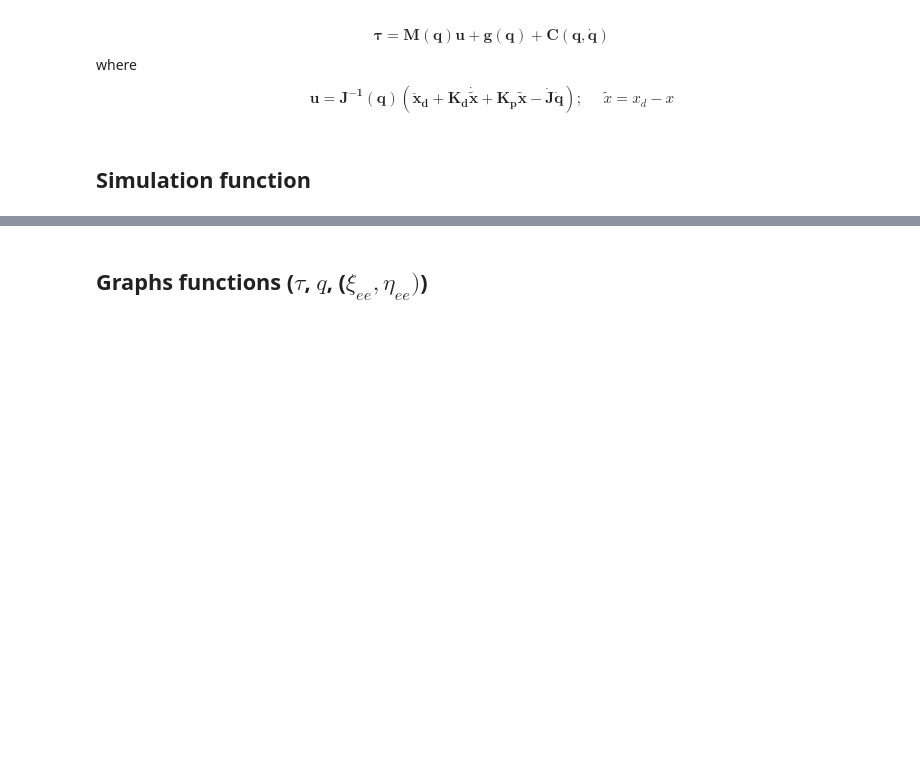
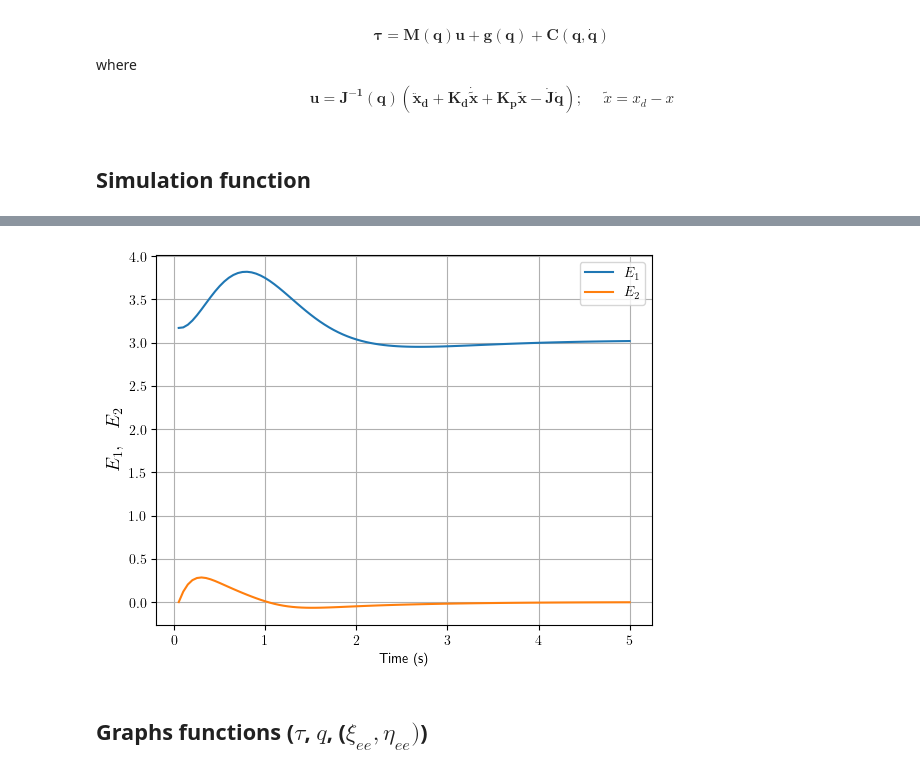
Before and after one commit to Betancourt20/Pinocchio_examples, a Jupyter notebook: JacoKinova/TaskSpaceControl_Analysis.ipynb, the cells around one changed output, grey strips where cells are left out. Drawn from its saved outputs; the diff is of its cells as text; code cells hidden in the pictures; blank space fills up the shorter version.

```diff
--- a/JacoKinova/TaskSpaceControl_Analysis.ipynb
+++ b/JacoKinova/TaskSpaceControl_Analysis.ipynb
@@ -310,3 +302,16 @@ plt.show()
+# %%
+fig, ax = plt.subplots()
+#ax = plt.subplot(3, 2, 1)
+plt.plot(t_list, E1)
+plt.plot(t_list, E2)
+ax.legend((r"$E_1$",r"$E_2$"),loc="upper right")
+ax.set_ylabel(r"$ E_1,~~ E_2$", fontsize = 14)
+ax.set_xlabel('Time (s)')
+
+plt.grid(True)
+plt.show()
+# %% [output]
+[figure, added]
 # %% [markdown]
 ## Graphs functions ($\tau$, $q$, ($\xi_{ee},\eta_{ee})$)
 # %%
```
Also changed, not shown: parts of 6 cells of this notebook.
